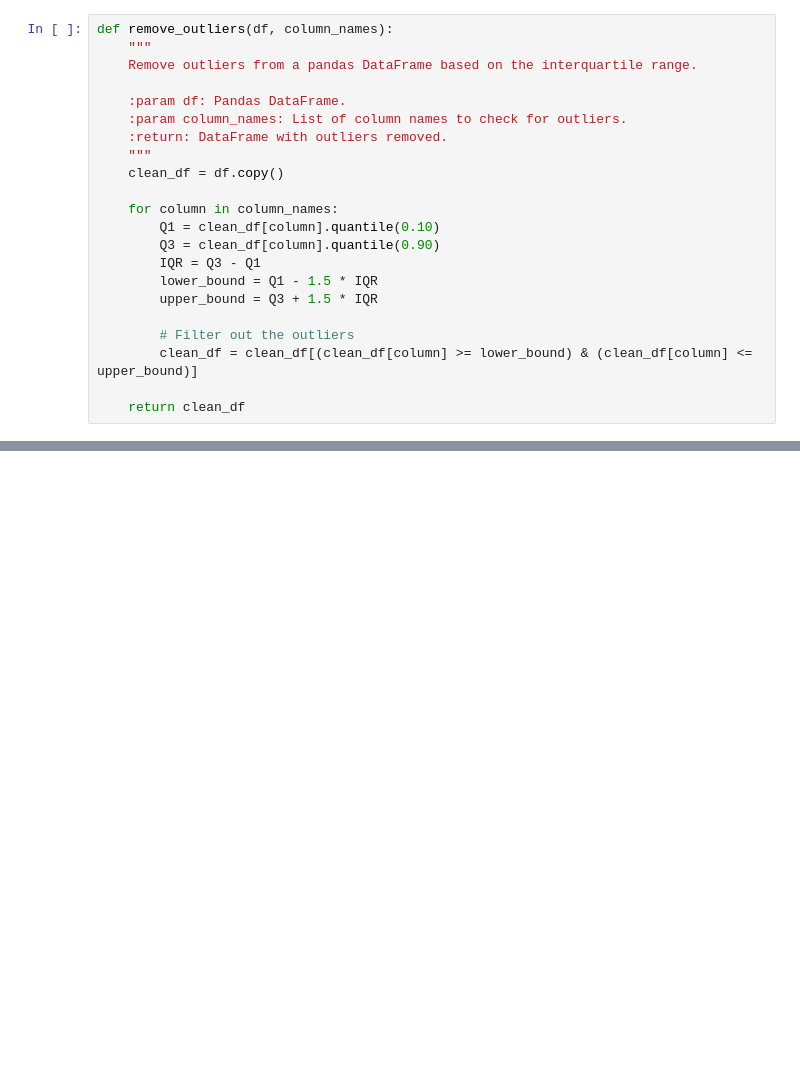
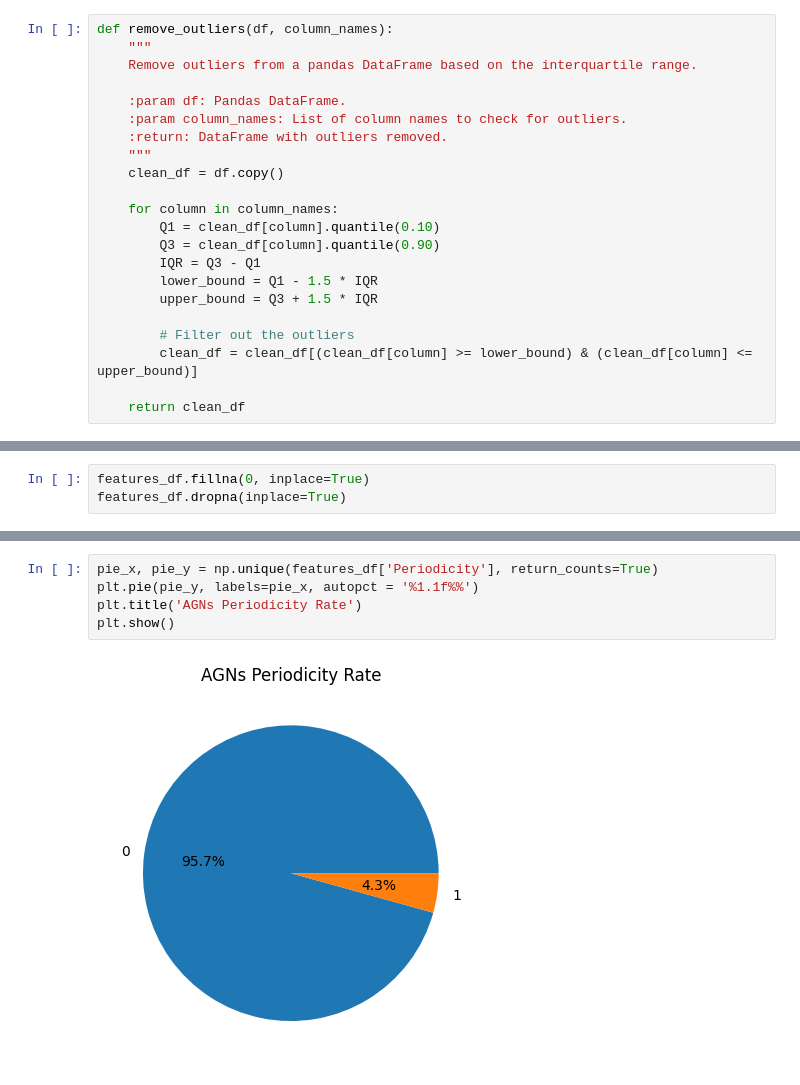
Before and after one commit to manulv96/Tesis, a Jupyter notebook: AGNs.ipynb, the cells around one changed output, grey strips where cells are left out. Drawn from its saved outputs; the diff is of its cells as text; blank space fills up the shorter version.

```diff
--- a/AGNs.ipynb
+++ b/AGNs.ipynb
@@ -405,0 +451,3 @@ features_df
+# %%
+features_df.fillna(0, inplace=True)
+features_df.dropna(inplace=True)
@@ -405,0 +471,7 @@ features_df
+# %%
+pie_x, pie_y = np.unique(features_df['Periodicity'], return_counts=True)
+plt.pie(pie_y, labels=pie_x, autopct = '%1.1f%%')
+plt.title('AGNs Periodicity Rate')
+plt.show()
+# %% [output]
+[figure, added]
```
Also changed, not shown: parts of 27 cells of this notebook.
